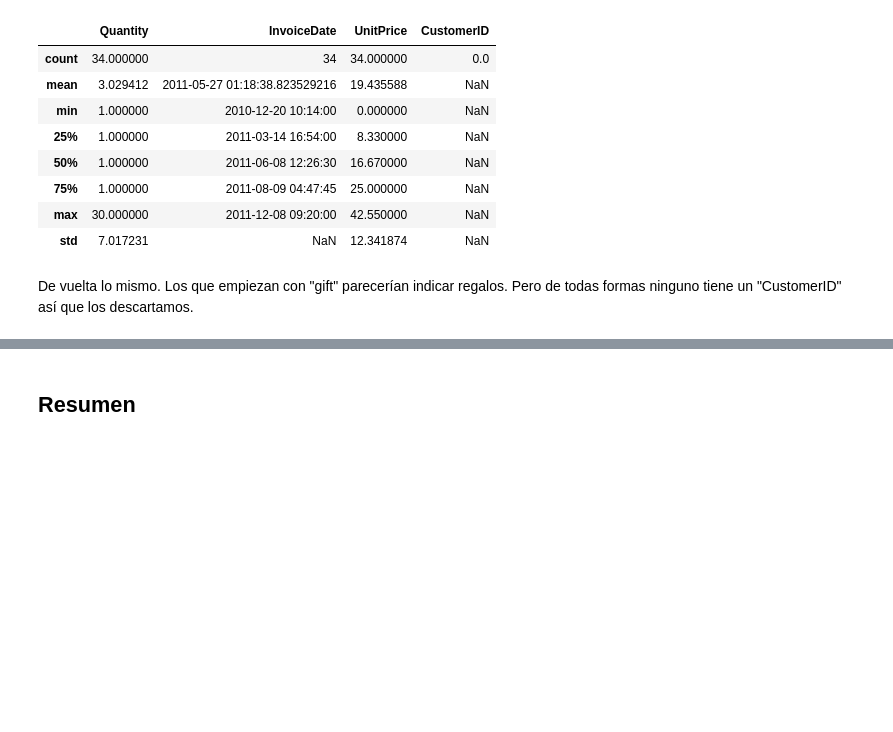
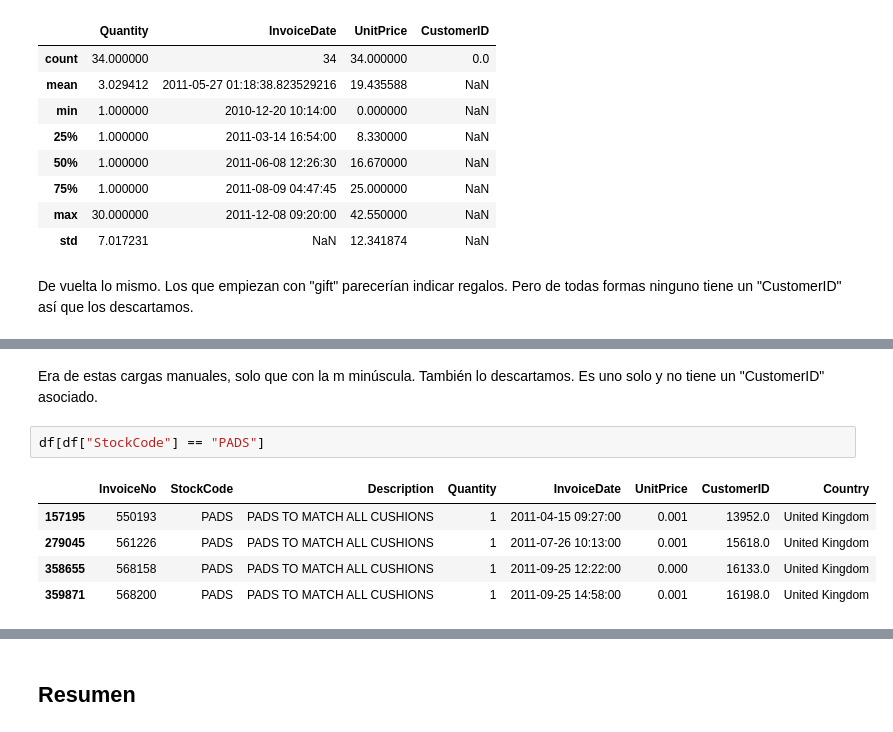
Before and after one commit to alvarotoledo01/Parcial2_OnlineRetail, a Jupyter notebook: extra_analysis/stock_code_exploring.ipynb, the cells around one changed output, grey strips where cells are left out. Drawn from its saved outputs; the diff is of its cells as text; blank space fills up the shorter version.

```diff
--- a/extra_analysis/stock_code_exploring.ipynb
+++ b/extra_analysis/stock_code_exploring.ipynb
@@ -293,0 +297,10 @@ df[df["StockCode"] == "m"]
+# %% [markdown]
+Era de estas cargas manuales, solo que con la m minúscula. También lo descartamos. Es uno solo y no tiene un "CustomerID" asociado.
+# %%
+df[df["StockCode"] == "PADS"]
+# %% [output]
+|  | InvoiceNo | StockCode | Description | Quantity | InvoiceDate | UnitPrice | CustomerID | Country |
+| 157195 | 550193 | PADS | PADS TO MATCH ALL CUSHIONS | 1 | 2011-04-15 09:27:00 | 0.001 | 13952.0 | United Kingdom |
+| 279045 | 561226 | PADS | PADS TO MATCH ALL CUSHIONS | 1 | 2011-07-26 10:13:00 | 0.001 | 15618.0 | United Kingdom |
+| 358655 | 568158 | PADS | PADS TO MATCH ALL CUSHIONS | 1 | 2011-09-25 12:22:00 | 0.000 | 16133.0 | United Kingdom |
+| 359871 | 568200 | PADS | PADS TO MATCH ALL CUSHIONS | 1 | 2011-09-25 14:58:00 | 0.001 | 16198.0 | United Kingdom |
```
Also changed, not shown: parts of 9 cells of this notebook.
